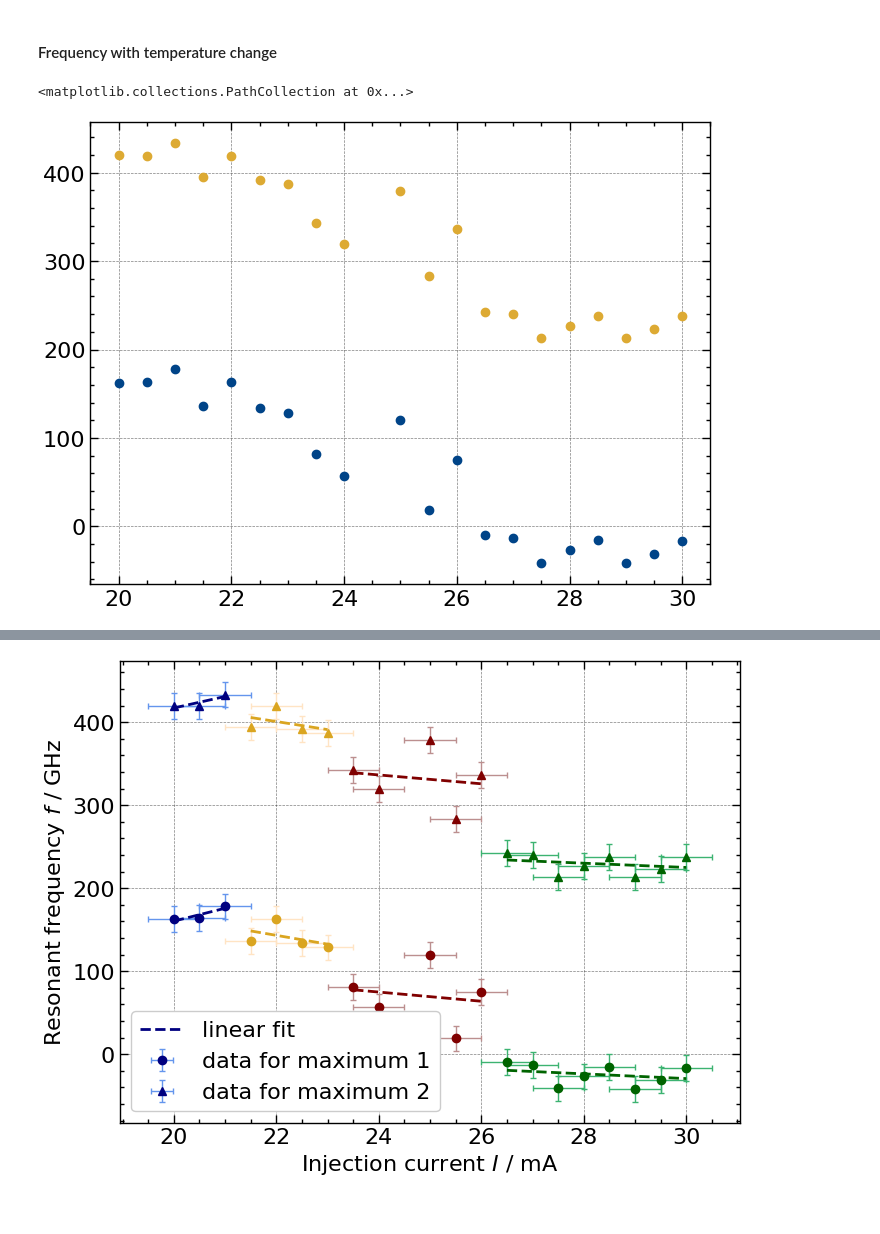
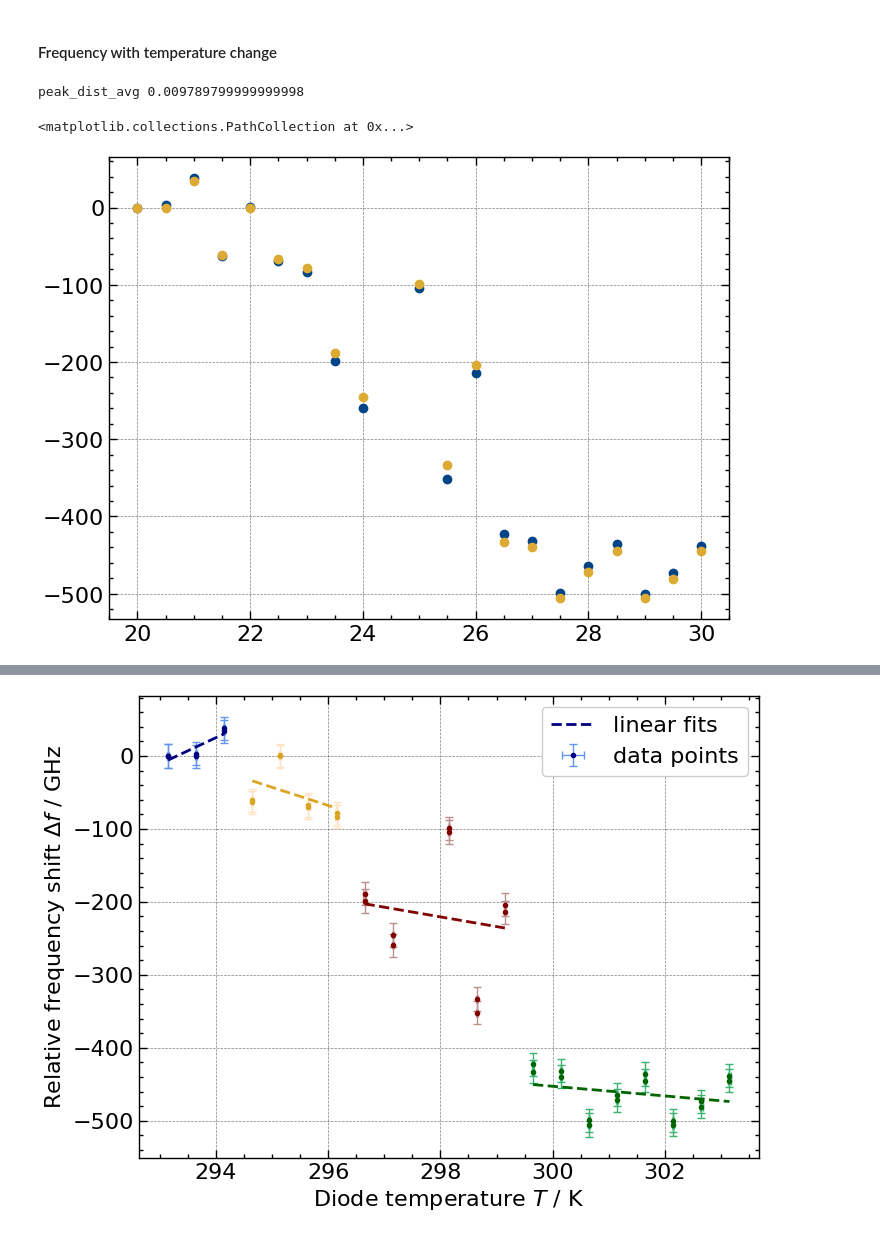
Before and after one commit to KemalOenen/advanced_labcourse, a Jupyter notebook: E110/data_analysis.ipynb, the cells around one changed output, grey strips where cells are left out. Cells and saved outputs as stored; diff of their text form; code cells hidden in the pictures.

Commit message:
fixed analysis of frequency characteristic

```diff
--- a/E110/data_analysis.ipynb
+++ b/E110/data_analysis.ipynb
@@ -160,8 +160,9 @@ import matplotlib.pyplot as plt
 import numpy as np
 import scipy as sp
 
-def convert_t_f(time_list, t_min, t_max, freq):
-    return [(entry+abs(t_min))*freq /(t_max-t_min) for entry in time_list]
+def convert_t_f(time_list, ref_t, ref_fsr):
+
+    return [(time_list[i])*ref_fsr/ref_t for i in range(len(time_list))]
 
 
 # find the two largest peaks with wide enough distance to be resonancy peaks
@@ -192,8 +193,13 @@ def get_peaks(filepaths):
         # append to list
         peak_list.append(peak_data)
 
-    # convert time to frequency
-    peak_list = [[convert_t_f(entry[0], np.min(raw["[s]"]), np.max(raw["[s]"]), 630), entry[1]] for entry in peak_list]
+    # convert time to frequency shift relative to first measurement
+    # average peak distances to calibrate with fsr
+    peak_dist_avg = np.average([np.abs(entry[0][0] - entry[0][1]) for entry in peak_list])
+    print("peak_dist_avg", peak_dist_avg)
+    reference = peak_list[0]
+    peak_list = [[convert_t_f([entry[0][0]-reference[0][0], entry[0][1]-reference[0][1]],
+                              peak_dist_avg, 630), entry[1]] for entry in peak_list]
 
     return(peak_list)
 
@@ -344,12 +351,14 @@ plt.scatter(temperature_values, temperature_peakdiff)
 temperature_peakdiff = [peak[0][1] for peak in temperature_peaks]
 plt.scatter(temperature_values, temperature_peakdiff)
 # %% [output]
-<matplotlib.collections.PathCollection at 0x...>
+peak_dist_avg 0.009789799999999998
+<matplotlib.collections.PathCollection at 0x...>
-[figure, old version]
+[figure, new version]
 # %%
 # define frequency error
 raw = pd.read_csv(current_change_files[0], skiprows=0, delimiter=",", header=[0])
-freqerror = convert_t_f([0.95*np.min(raw["[s]"])], np.min(raw["[s]"]), np.max(raw["[s]"]), 630)[0] # GHz
+p_dist_avg = 0.009883764705882354
+freqerror = convert_t_f([0.00025], p_dist_avg, 630)[0] # GHz
 temperature_error = 0.5 # K
 # define lists of points per fit
 fit_choices = [[0,1,2], [3,4,5,6], [7,8,9,10,11], [12,13,14,15,16,17,18,19]]
@@ -360,37 +369,34 @@ def lin_fit(x, a, b):
     return(a*x + b)
 
 for iteration, indexlist in enumerate(fit_choices): # fits per chosen area
-    x_data = [temperature_values[i] for i in indexlist]
+    x_data = [temperature_values[i]+273.15 for i in indexlist]
     y_datas = [temperature_peaks[i][0] for i in indexlist]
 
-    for i_y in range(2): # fits for each peak
+    # combine measurements of both peaks
+    x_data.extend(x_data)
+    x_data.sort()
+    y_data = y_datas[0].copy()
+    y_datas = np.array(y_datas.copy())
+    y_data = [value for entry in y_datas for value in entry]
 
-        y_data = [entry[i_y] for entry in y_datas]
+    # perform fit
+    popt, pcov = sp.optimize.curve_fit(lin_fit, x_data, y_data, sigma=freqerror, absolute_sigma=True)
+    print("Fit results for choice ", iteration)
+    print('a = ', popt[0], "+/-", np.sqrt(pcov[0][0]), "GHz/mA")
+    print('b = ', popt[1], "+/-", np.sqrt(pcov[1][1]), "mA")
 
-        popt, pcov = sp.optimize.curve_fit(lin_fit, x_data, y_data, sigma=freqerror, absolute_sigma=True)
-        print("Fit results for choice ", iteration, ", peak", i_y)
-        print('a = ', popt[0], "+/-", np.sqrt(pcov[0][0]), "GHz/K")
-        print('b = ', popt[1], "+/-", np.sqrt(pcov[0][0]), "K")
+    # final plot
+    #data
+    d_label = "data points" if iteration==0 else None
+    plt.errorbar(x_data, y_data, yerr=freqerror, xerr=current_error, fmt=".",
+                    color = colors[iteration], ecolor=ecolors[iteration], elinewidth=1, capsize=3, label=d_label)
+    #fit
+    f_label = "linear fits" if iteration==0 else None
+    fit_range = np.arange(np.min(x_data), np.max(x_data), 0.001)
+    plt.plot(fit_range, lin_fit(fit_range, popt[0], popt[1]), color=colors[iteration], linestyle='--', label=f_label,)
 
-        # final plot
-        symbol = "o" if i_y==0 else "^"
-        #data
-        if (iteration==0 and i_y==0):
-            d_label = "data for maximum 1"
-        elif (iteration==0 and i_y==1):
-            d_label = "data for maximum 2"
-        else:
-            d_label = None
-        plt.errorbar(x_data, y_data, yerr=freqerror, xerr=temperature_error, fmt=symbol,
-                     color = colors[iteration], ecolor=ecolors[iteration], elinewidth=1, capsize=2, label=d_label)
-        #fit
-        f_label = "linear fit" if (iteration==0 and i_y==0) else None
-        print(np.min(x_data))
-        fit_range = np.arange(np.min(x_data), np.max(x_data), 0.001)
-        plt.plot(fit_range, lin_fit(fit_range, popt[0], popt[1]), color=colors[iteration], linestyle='--', label=f_label,)
-
-plt.xlabel("Injection current $I$ / mA")
-plt.ylabel("Resonant frequency $f$ / GHz")
+plt.xlabel("Diode temperature $T$ / K")
+plt.ylabel("Relative frequency shift $\Delta f$ / GHz")
 plt.legend()
 plt.show()
 # %% [output]
@@ -414 +415 @@ b =  302.16158252469137 +/- 4.811130778778202 K
-[figure, old version]
+[figure, new version]
```
Also changed, not shown: parts of 4 cells of this notebook.
